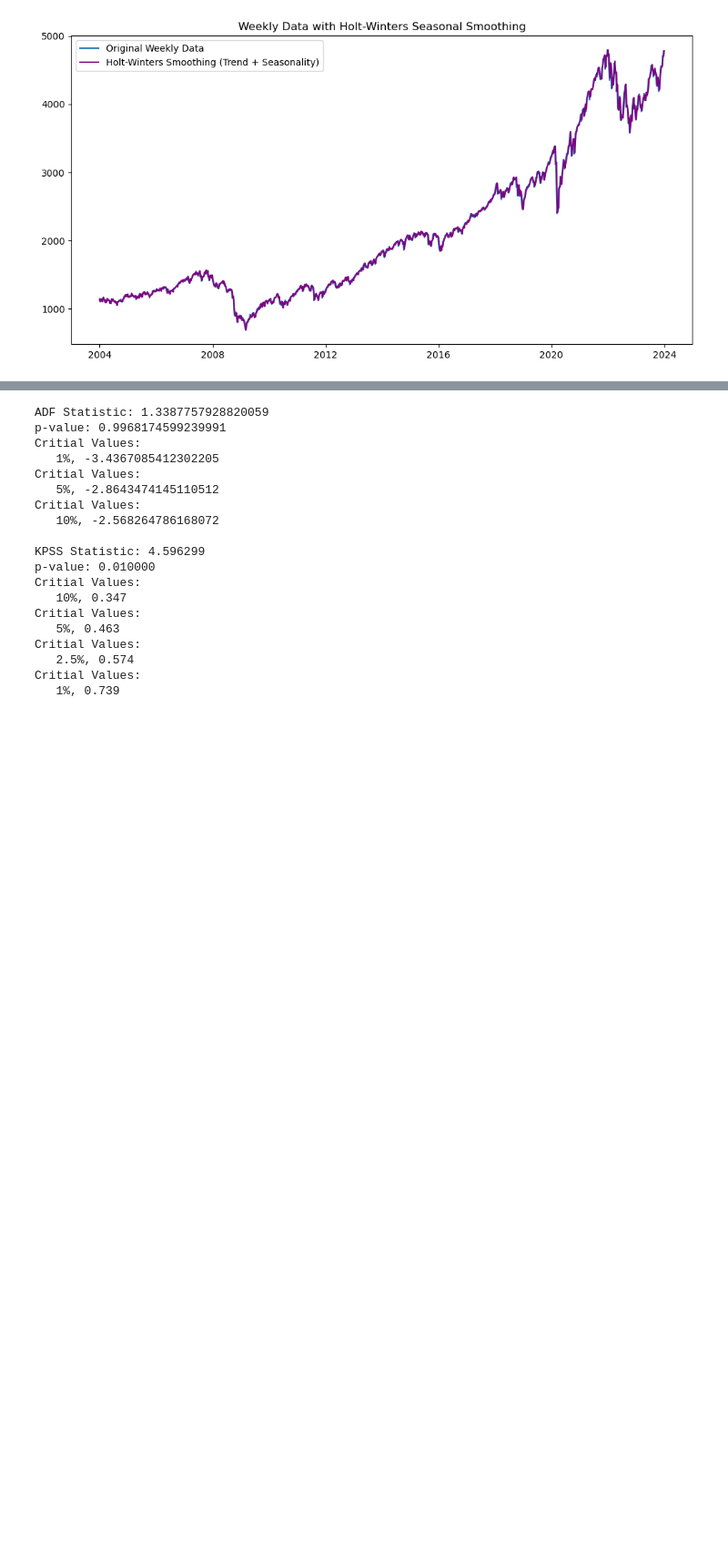
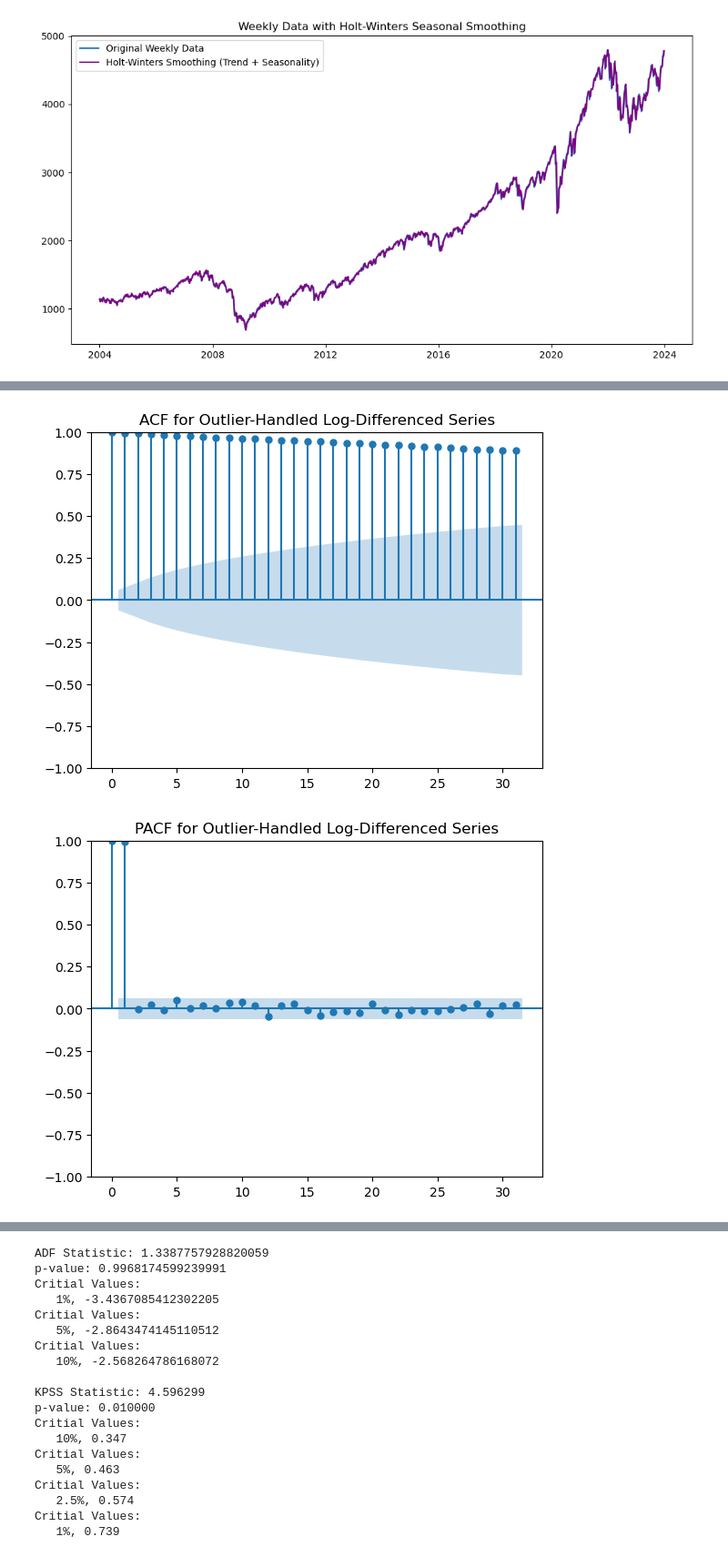
Before and after one commit to nozomu2020264/Capstone-Project---2020264-, a Jupyter notebook: Weekly S&P 500 Index Time Series Analysis.ipynb, the cells around one changed output, grey strips where cells are left out. Shown at 91% size. Saved outputs shown, nothing was run; the diff lists cells and outputs as text; code cells hidden in the pictures; blank space fills up the shorter version.

```diff
--- a/Weekly S&P 500 Index Time Series Analysis.ipynb
+++ b/Weekly S&P 500 Index Time Series Analysis.ipynb
@@ -233 +221,12 @@ Seasonal Decomposition with Period = 4
+# %%
+plot_acf(df['Close'])
+plt.title("ACF for Outlier-Handled Log-Differenced Series")
+plt.show()
+
+plot_pacf(df['Close'])
+plt.title("PACF for Outlier-Handled Log-Differenced Series")
+plt.show()
+# %% [output]
+[figure, added]
+[figure, added]
 # %% [markdown]
```
Also changed, not shown: parts of 24 cells of this notebook.
